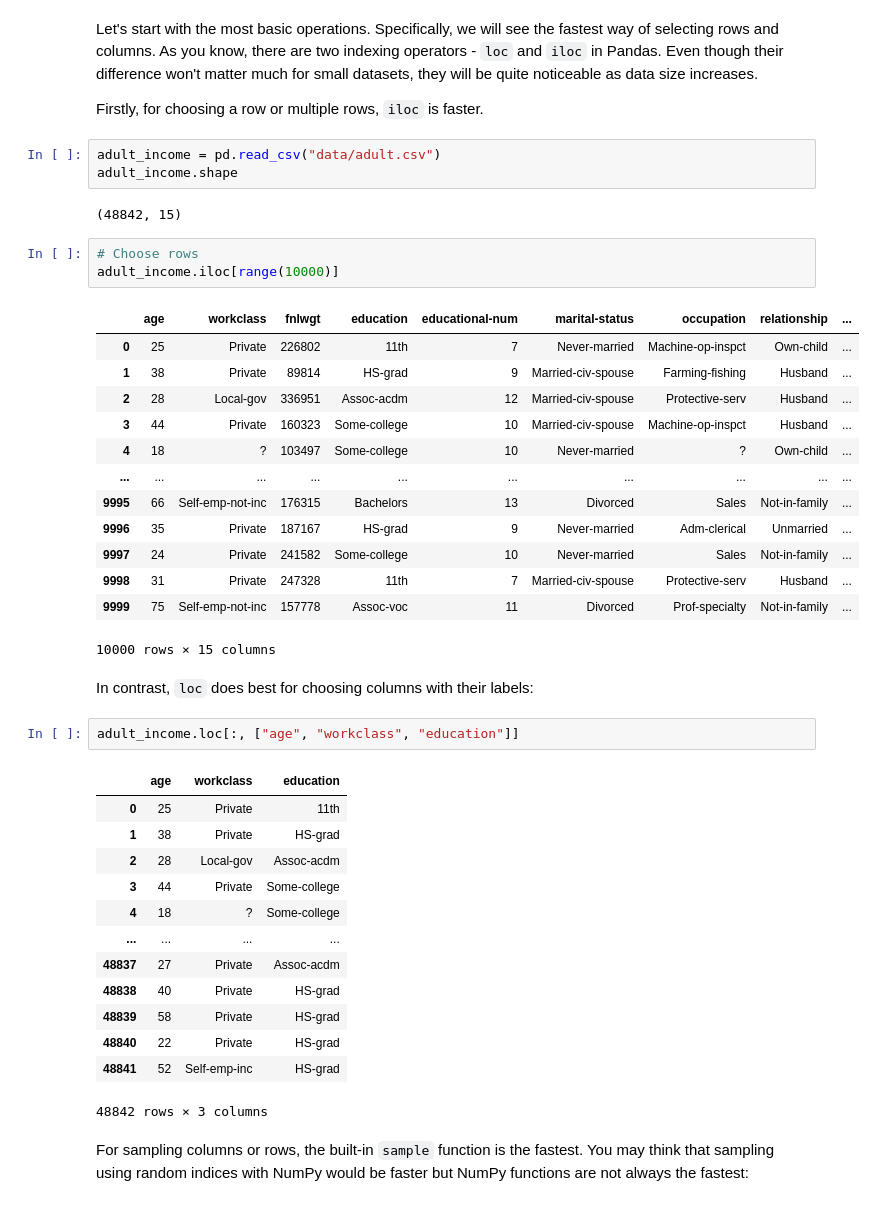
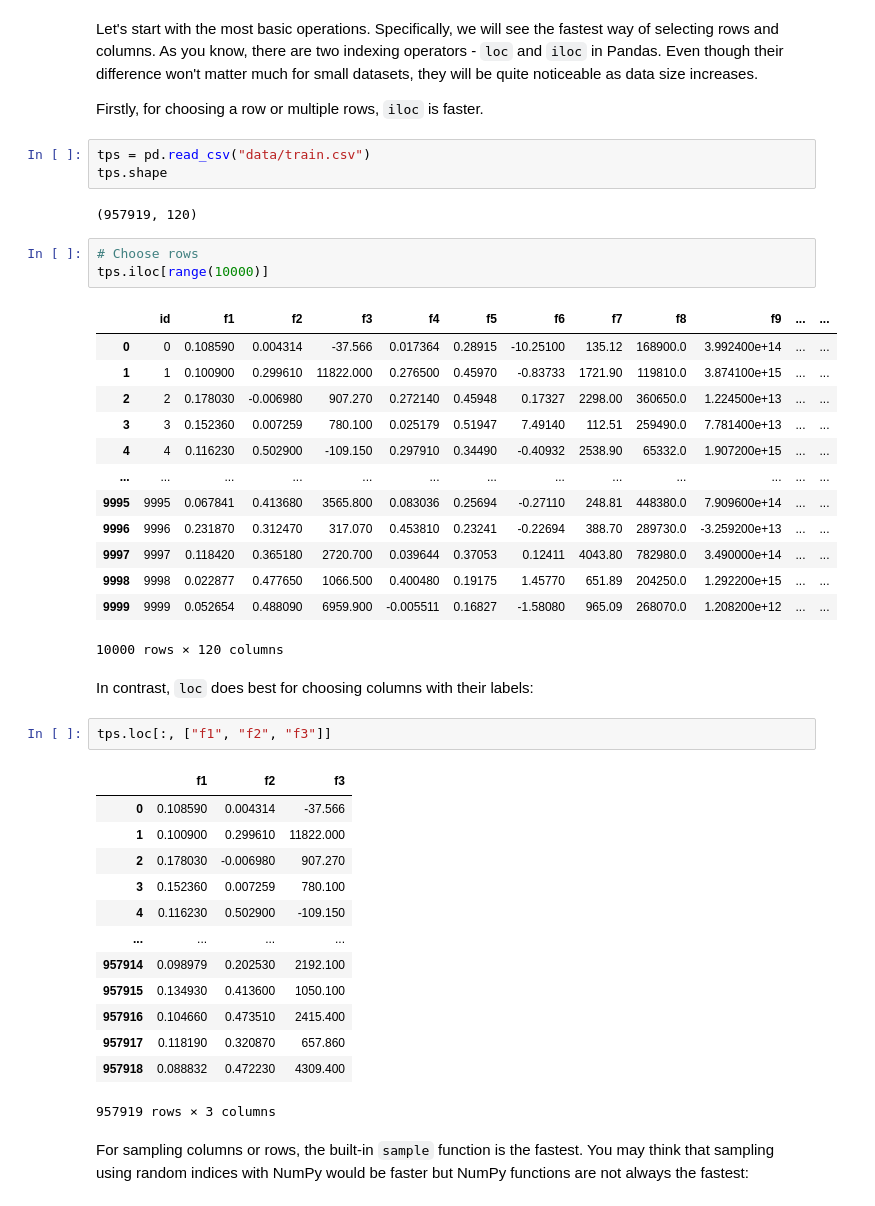
Before and after one commit to BexTuychiev/medium_stories, a Jupyter notebook: 2021/september/6_faster_pandas/notebook.ipynb, the cells around one changed output. Drawn from its saved outputs; the diff is of its cells as text.

```diff
--- a/2021/september/6_faster_pandas/notebook.ipynb
+++ b/2021/september/6_faster_pandas/notebook.ipynb
@@ -76,45 +76,45 @@ Let's start with the most basic operations. Specifically, we will see the fastes
 
 Firstly, for choosing a row or multiple rows, `iloc` is faster.
 # %%
-adult_income = pd.read_csv("data/adult.csv")
-adult_income.shape
+tps = pd.read_csv("data/train.csv")
+tps.shape
 # %% [output]
-(48842, 15)
+(957919, 120)
 # %%
 # Choose rows
-adult_income.iloc[range(10000)]
+tps.iloc[range(10000)]
 # %% [output]
-|  | age | workclass | fnlwgt | education | educational-num | marital-status | occupation | relationship | ... |
-| 0 | 25 | Private | 226802 | 11th | 7 | Never-married | Machine-op-inspct | Own-child | ... |
-| 1 | 38 | Private | 89814 | HS-grad | 9 | Married-civ-spouse | Farming-fishing | Husband | ... |
-| 2 | 28 | Local-gov | 336951 | Assoc-acdm | 12 | Married-civ-spouse | Protective-serv | Husband | ... |
-| 3 | 44 | Private | 160323 | Some-college | 10 | Married-civ-spouse | Machine-op-inspct | Husband | ... |
-| 4 | 18 | ? | 103497 | Some-college | 10 | Never-married | ? | Own-child | ... |
-| ... | ... | ... | ... | ... | ... | ... | ... | ... | ... |
-| 9995 | 66 | Self-emp-not-inc | 176315 | Bachelors | 13 | Divorced | Sales | Not-in-family | ... |
-| 9996 | 35 | Private | 187167 | HS-grad | 9 | Never-married | Adm-clerical | Unmarried | ... |
-| 9997 | 24 | Private | 241582 | Some-college | 10 | Never-married | Sales | Not-in-family | ... |
-| 9998 | 31 | Private | 247328 | 11th | 7 | Married-civ-spouse | Protective-serv | Husband | ... |
-| 9999 | 75 | Self-emp-not-inc | 157778 | Assoc-voc | 11 | Divorced | Prof-specialty | Not-in-family | ... |
+|  | id | f1 | f2 | f3 | f4 | f5 | f6 | f7 | f8 | f9 | ... | ... |
+| 0 | 0 | 0.108590 | 0.004314 | -37.566 | 0.017364 | 0.28915 | -10.25100 | 135.12 | 168900.0 | 3.992400e+14 | ... | ... |
+| 1 | 1 | 0.100900 | 0.299610 | 11822.000 | 0.276500 | 0.45970 | -0.83733 | 1721.90 | 119810.0 | 3.874100e+15 | ... | ... |
+| 2 | 2 | 0.178030 | -0.006980 | 907.270 | 0.272140 | 0.45948 | 0.17327 | 2298.00 | 360650.0 | 1.224500e+13 | ... | ... |
+| 3 | 3 | 0.152360 | 0.007259 | 780.100 | 0.025179 | 0.51947 | 7.49140 | 112.51 | 259490.0 | 7.781400e+13 | ... | ... |
+| 4 | 4 | 0.116230 | 0.502900 | -109.150 | 0.297910 | 0.34490 | -0.40932 | 2538.90 | 65332.0 | 1.907200e+15 | ... | ... |
+| ... | ... | ... | ... | ... | ... | ... | ... | ... | ... | ... | ... | ... |
+| 9995 | 9995 | 0.067841 | 0.413680 | 3565.800 | 0.083036 | 0.25694 | -0.27110 | 248.81 | 448380.0 | 7.909600e+14 | ... | ... |
+| 9996 | 9996 | 0.231870 | 0.312470 | 317.070 | 0.453810 | 0.23241 | -0.22694 | 388.70 | 289730.0 | -3.259200e+13 | ... | ... |
+| 9997 | 9997 | 0.118420 | 0.365180 | 2720.700 | 0.039644 | 0.37053 | 0.12411 | 4043.80 | 782980.0 | 3.490000e+14 | ... | ... |
+| 9998 | 9998 | 0.022877 | 0.477650 | 1066.500 | 0.400480 | 0.19175 | 1.45770 | 651.89 | 204250.0 | 1.292200e+15 | ... | ... |
+| 9999 | 9999 | 0.052654 | 0.488090 | 6959.900 | -0.005511 | 0.16827 | -1.58080 | 965.09 | 268070.0 | 1.208200e+12 | ... | ... |
-10000 rows × 15 columns
+10000 rows × 120 columns
 # %% [markdown]
 In contrast, `loc` does best for choosing columns with their labels:
 # %%
-adult_income.loc[:, ["age", "workclass", "education"]]
+tps.loc[:, ["f1", "f2", "f3"]]
 # %% [output]
-|  | age | workclass | education |
-| 0 | 25 | Private | 11th |
-| 1 | 38 | Private | HS-grad |
-| 2 | 28 | Local-gov | Assoc-acdm |
-| 3 | 44 | Private | Some-college |
-| 4 | 18 | ? | Some-college |
+|  | f1 | f2 | f3 |
+| 0 | 0.108590 | 0.004314 | -37.566 |
+| 1 | 0.100900 | 0.299610 | 11822.000 |
+| 2 | 0.178030 | -0.006980 | 907.270 |
+| 3 | 0.152360 | 0.007259 | 780.100 |
+| 4 | 0.116230 | 0.502900 | -109.150 |
 | ... | ... | ... | ... |
-| 48837 | 27 | Private | Assoc-acdm |
-| 48838 | 40 | Private | HS-grad |
-| 48839 | 58 | Private | HS-grad |
-| 48840 | 22 | Private | HS-grad |
-| 48841 | 52 | Self-emp-inc | HS-grad |
+| 957914 | 0.098979 | 0.202530 | 2192.100 |
+| 957915 | 0.134930 | 0.413600 | 1050.100 |
+| 957916 | 0.104660 | 0.473510 | 2415.400 |
+| 957917 | 0.118190 | 0.320870 | 657.860 |
+| 957918 | 0.088832 | 0.472230 | 4309.400 |
-48842 rows × 3 columns
+957919 rows × 3 columns
 # %% [markdown]
 For sampling columns or rows, the built-in `sample` function is the fastest. You may think that sampling using random indices with NumPy would be faster but NumPy functions are not always the fastest:
 # %%
```
Also changed, not shown: parts of 20 cells of this notebook.
